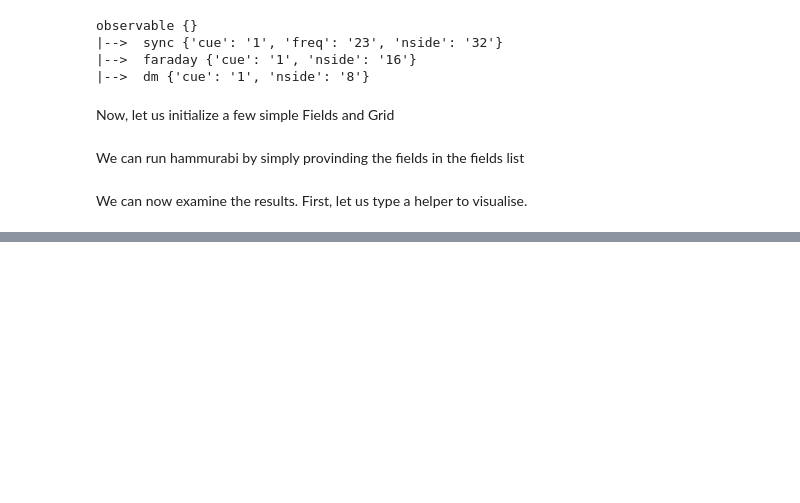
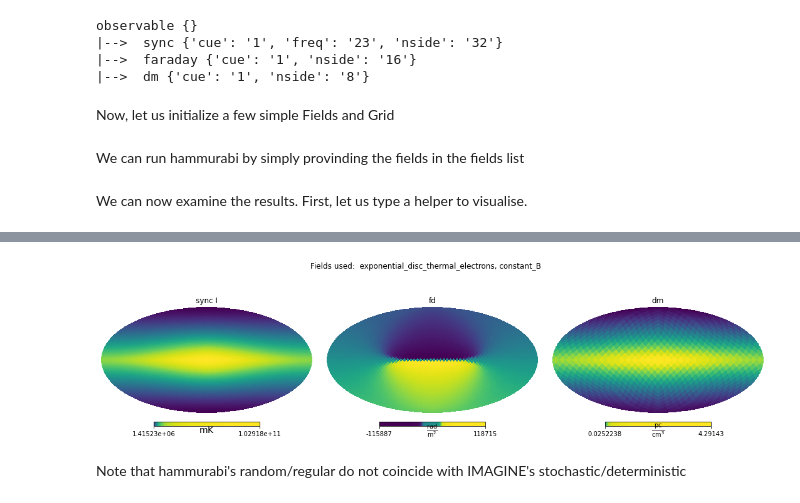
Before and after one commit to IMAGINE-Consortium/imagine, a Jupyter notebook: tutorials/tutorial_hammurabi.ipynb, the cells around one changed output, grey strips where cells are left out. Drawn from its saved outputs; the diff is of its cells as text; code cells hidden in the pictures; blank space fills up the shorter version.

```diff
--- a/tutorials/tutorial_hammurabi.ipynb
+++ b/tutorials/tutorial_hammurabi.ipynb
@@ -272,0 +286,18 @@ for i, fields_list in enumerate([fields_list1, fields_list2, fields_list3]):
+# %%
+# Re-defines the fields, with the default ensemble size of 1
+brnd_es = BrndES(parameters=paramlist_Brnd)
+brnd_es.set_grid_size(nx=100, ny=100, nz=40)
+cre_ana = CREAna(parameters=paramlist_cre)
+
+fields_list = [brnd_es, ne, Bz_only, cre_ana]
+
+field_names = [field.field_name for field in fields_list1]
+fig = plt.figure(figsize=(15.0, 4.0))
+maps = simer(fields_list)
+show_maps(maps, fig)
+plt.suptitle('Fields used:  ' + ', '.join(field_names));
+# %% [output]
+[figure, added]
+# %% [markdown]
+
+Note that hammurabi's random/regular do not coincide with IMAGINE's stochastic/deterministic
```
Also changed, not shown: parts of 14 cells of this notebook, 3 other files.
